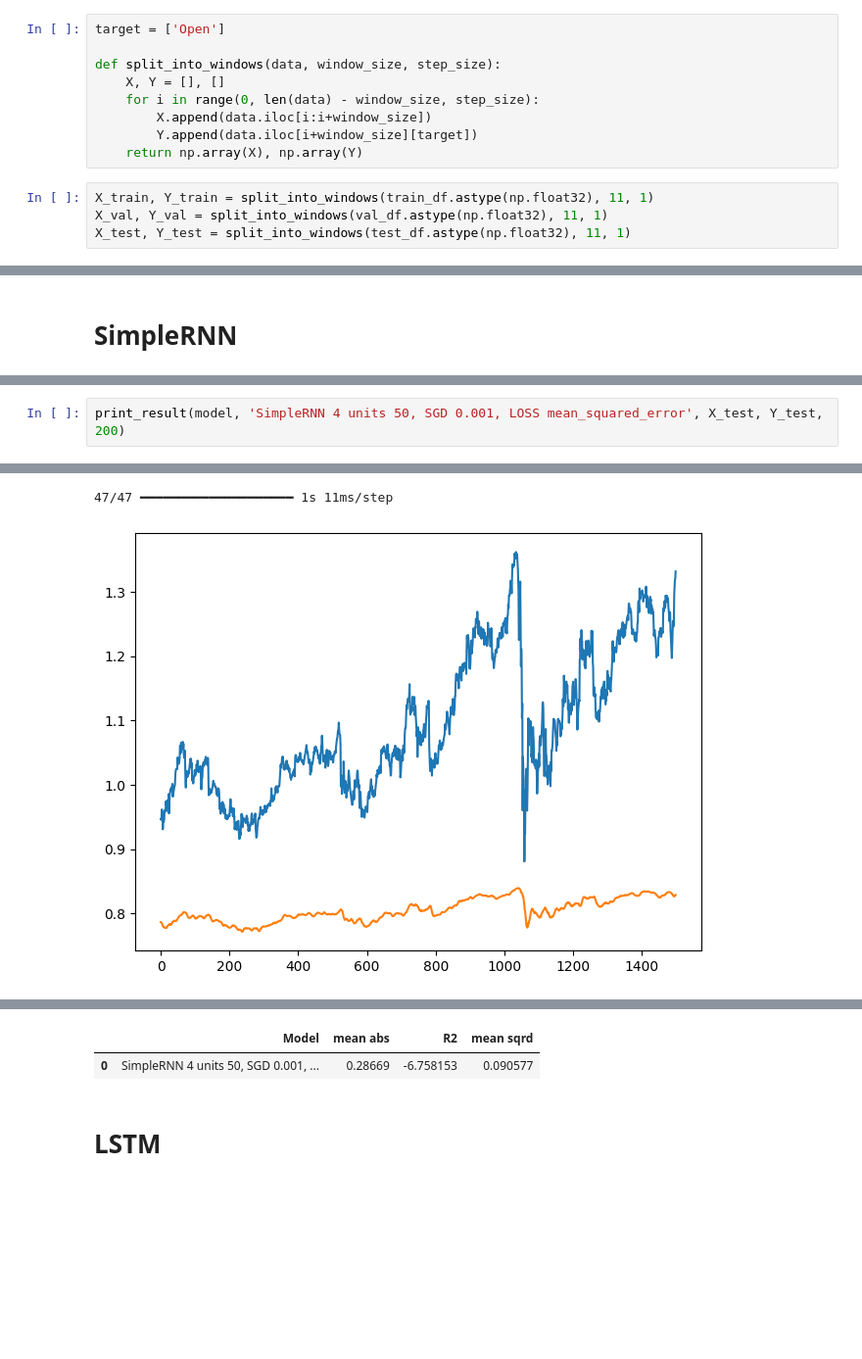
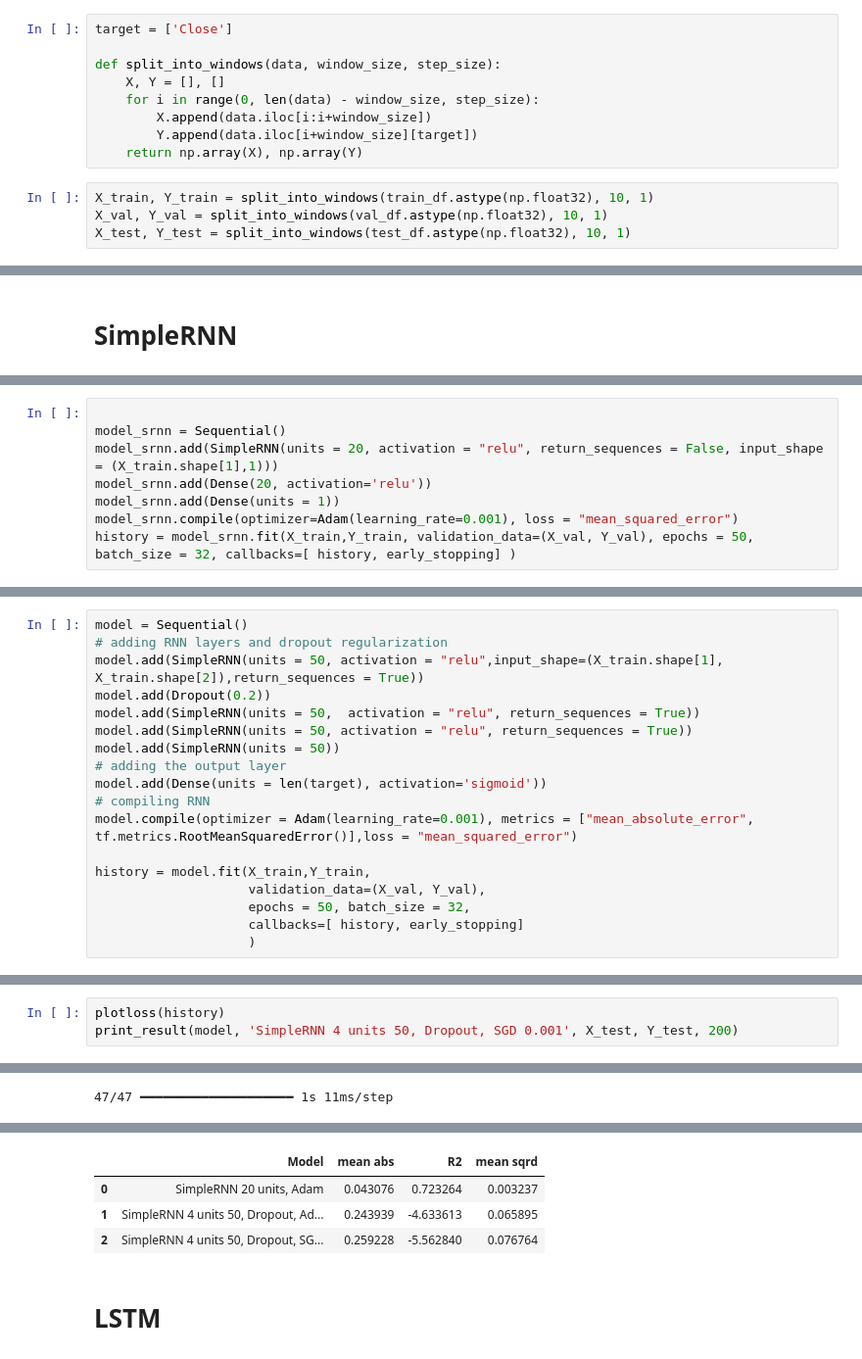
Before and after one commit to milicaj00/ML-Forecasting, a Jupyter notebook: main1 copy 2.ipynb, the cells around one changed output, grey strips where cells are left out. Shown at 98% size. Drawn from its saved outputs; the diff is of its cells as text; blank space fills up the shorter version.

```diff
--- a/main1 copy 2.ipynb
+++ b/main1 copy 2.ipynb
@@ -226,7 +226,7 @@ train_df[col] = scaler.fit_transform(train_df[col])
 val_df[col] = scaler.transform(val_df[col])
 test_df[col] = scaler.transform(test_df[col])
 # %%
-target = ['Open']
+target = ['Close']
 
 def split_into_windows(data, window_size, step_size):
     X, Y = [], []
@@ -235,9 +235,9 @@ def split_into_windows(data, window_size, step_size):
         Y.append(data.iloc[i+window_size][target])
     return np.array(X), np.array(Y)
 # %%
-X_train, Y_train = split_into_windows(train_df.astype(np.float32), 11, 1)
-X_val, Y_val = split_into_windows(val_df.astype(np.float32), 11, 1)
-X_test, Y_test = split_into_windows(test_df.astype(np.float32), 11, 1)
+X_train, Y_train = split_into_windows(train_df.astype(np.float32), 10, 1)
+X_val, Y_val = split_into_windows(val_df.astype(np.float32), 10, 1)
+X_test, Y_test = split_into_windows(test_df.astype(np.float32), 10, 1)
 # %%
 print("Train size : ", X_train.shape, Y_train.shape,"\n",
       "Val size : ", X_val.shape, Y_val.shape,"\n",
@@ -300,0 +305,8 @@ def plotloss(history):
+# %%
+
+model_srnn = Sequential()
+model_srnn.add(SimpleRNN(units = 20, activation = "relu", return_sequences = False, input_shape = (X_train.shape[1],1)))
+model_srnn.add(Dense(20, activation='relu'))
+model_srnn.add(Dense(units = 1))
+model_srnn.compile(optimizer=Adam(learning_rate=0.001), loss = "mean_squared_error")
+history = model_srnn.fit(X_train,Y_train, validation_data=(X_val, Y_val), epochs = 50, batch_size = 32, callbacks=[ history, early_stopping] )
@@ -300,0 +362,18 @@ def plotloss(history):
+# %%
+model = Sequential()
+# adding RNN layers and dropout regularization
+model.add(SimpleRNN(units = 50, activation = "relu",input_shape=(X_train.shape[1], X_train.shape[2]),return_sequences = True))
+model.add(Dropout(0.2))
+model.add(SimpleRNN(units = 50,  activation = "relu", return_sequences = True))
+model.add(SimpleRNN(units = 50, activation = "relu", return_sequences = True))
+model.add(SimpleRNN(units = 50))
+# adding the output layer
+model.add(Dense(units = len(target), activation='sigmoid'))
+# compiling RNN
+model.compile(optimizer = Adam(learning_rate=0.001), metrics = ["mean_absolute_error", tf.metrics.RootMeanSquaredError()],loss = "mean_squared_error")
+
+history = model.fit(X_train,Y_train,
+                    validation_data=(X_val, Y_val),
+                    epochs = 50, batch_size = 32,
+                    callbacks=[ history, early_stopping]
+                    )
@@ -363,3 +504,4 @@ Model: "sequential_6"
 # %%
-print_result(model, 'SimpleRNN 4 units 50, SGD 0.001, LOSS mean_squared_error', X_test, Y_test, 200)
+plotloss(history)
+print_result(model, 'SimpleRNN 4 units 50, Dropout, SGD 0.001', X_test, Y_test, 200)
 # %% [output]
@@ -366,2 +509 @@ print_result(model, 'SimpleRNN 4 units 50, SGD 0.001, LOSS mean_squared_error',
 47/47 ━━━━━━━━━━━━━━━━━━━━ 1s 11ms/step
-[figure, old version]
@@ -368,4 +511,6 @@ print_result(model, 'SimpleRNN 4 units 50, SGD 0.001, LOSS mean_squared_error',
 |  | Model | mean abs | R2 | mean sqrd |
-| 0 | SimpleRNN 4 units 50, SGD 0.001, ... | 0.28669 | -6.758153 | 0.090577 |
+| 0 | SimpleRNN 20 units, Adam | 0.043076 | 0.723264 | 0.003237 |
+| 1 | SimpleRNN 4 units 50, Dropout, Ad... | 0.243939 | -4.633613 | 0.065895 |
+| 2 | SimpleRNN 4 units 50, Dropout, SG... | 0.259228 | -5.562840 | 0.076764 |
 # %% [markdown]
 # LSTM
```
Also changed, not shown: parts of 67 cells of this notebook.
